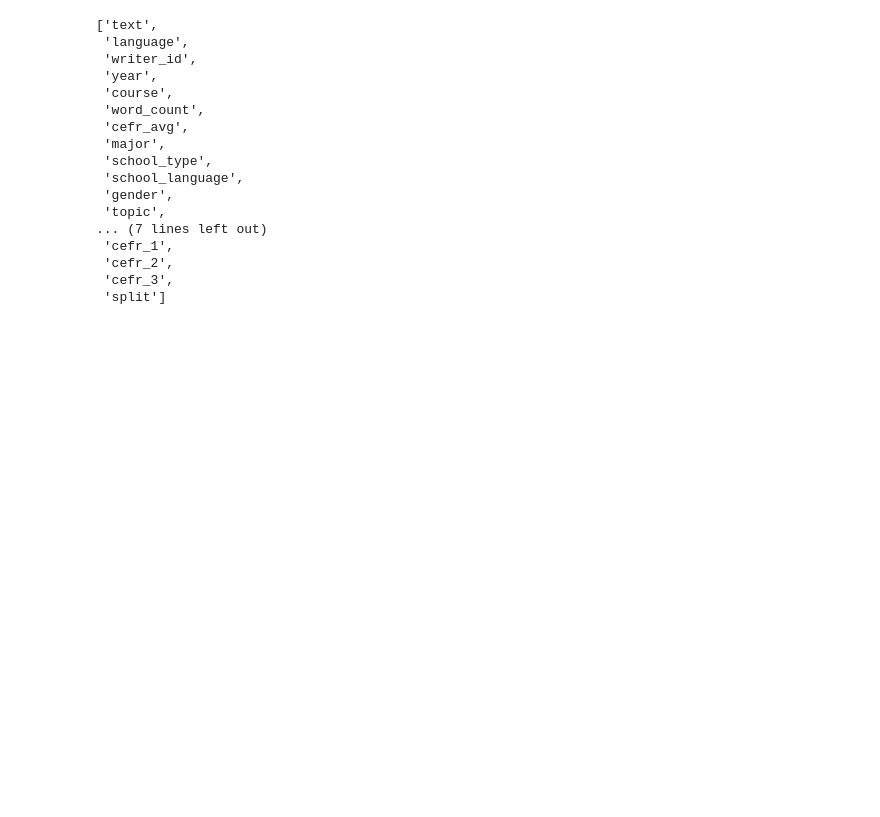
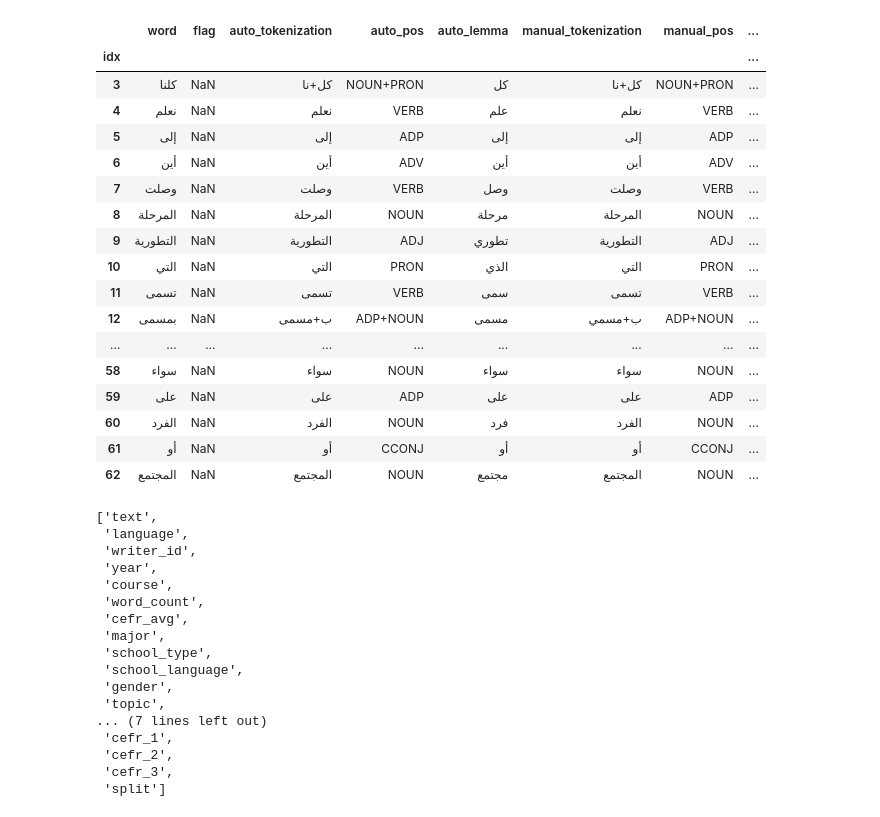
Before and after one commit to fadhleryani/blacklab_zaebuc_corpus, a Jupyter notebook: src/generate_xml.ipynb, the cells around one changed output. Saved outputs shown, nothing was run; the diff lists cells and outputs as text; code cells hidden in the pictures; blank space fills up the shorter version.

```diff
--- a/src/generate_xml.ipynb
+++ b/src/generate_xml.ipynb
@@ -98,0 +150,11 @@ tree.write("../data/zaebuc_written.xml", pretty_print=True, xml_declaration=True
+# %%
+l = data.loc[data.index[13]]['manual_lemma']
+l
+# data.loc[data.index[8]]
+
+def get_translation_lemmas(english_lemma):
+    data.loc[data['gloss_search'].map(lambda x: english_lemma.lower() in list(x),na_action='ignore').where(lambda x: x==True).dropna().index,'manual_lemma'].drop_duplicates().to_list()
+    return
+
+
+get_translation_lemmas(l)
@@ -98,0 +163,7 @@ tree.write("../data/zaebuc_written.xml", pretty_print=True, xml_declaration=True
+# %%
+isar = data.index.map(lambda x: 'ar' in x[0])
+
+data.loc[isar,'gloss_search'] = data['gloss'].map(lambda x: [x.strip().lower() for x in re.split(r',|;',x)],na_action='ignore')
+data.loc[isar].apply(lambda x: x['gloss_search'].append(x['manual_lemma']),axis=1)
+
+data.loc[~isar,'gloss_search'] = data.loc[~isar,'manual_lemma'].apply(get_translation_lemmas)
@@ -99 +175,22 @@ tree.write("../data/zaebuc_written.xml", pretty_print=True, xml_declaration=True
+# %%
+data.loc[('ar-2019-97236',   2)][:60]
+# %% [output]
+|  | word | flag | auto_tokenization | auto_pos | auto_lemma | manual_tokenization | manual_pos | ... |
+| idx |  |  |  |  |  |  |  | ... |
+| 3 | كلنا | NaN | كل+نا | NOUN+PRON | كل | كل+نا | NOUN+PRON | ... |
+| 4 | نعلم | NaN | نعلم | VERB | علم | نعلم | VERB | ... |
+| 5 | إلى | NaN | إلى | ADP | إلى | إلى | ADP | ... |
+| 6 | أين | NaN | أين | ADV | أين | أين | ADV | ... |
+| 7 | وصلت | NaN | وصلت | VERB | وصل | وصلت | VERB | ... |
+| 8 | المرحلة | NaN | المرحلة | NOUN | مرحلة | المرحلة | NOUN | ... |
+| 9 | التطورية | NaN | التطورية | ADJ | تطوري | التطورية | ADJ | ... |
+| 10 | التي | NaN | التي | PRON | الذي | التي | PRON | ... |
+| 11 | تسمى | NaN | تسمى | VERB | سمى | تسمى | VERB | ... |
+| 12 | بمسمى | NaN | ب+مسمى | ADP+NOUN | مسمى | ب+مسمي | ADP+NOUN | ... |
+| ... | ... | ... | ... | ... | ... | ... | ... | ... |
+| 58 | سواء | NaN | سواء | NOUN | سواء | سواء | NOUN | ... |
+| 59 | على | NaN | على | ADP | على | على | ADP | ... |
+| 60 | الفرد | NaN | الفرد | NOUN | فرد | الفرد | NOUN | ... |
+| 61 | أو | NaN | أو | CCONJ | أو | أو | CCONJ | ... |
+| 62 | المجتمع | NaN | المجتمع | NOUN | مجتمع | المجتمع | NOUN | ... |
 # %%
```
Also changed, not shown: parts of 8 cells of this notebook, 21 other files.
